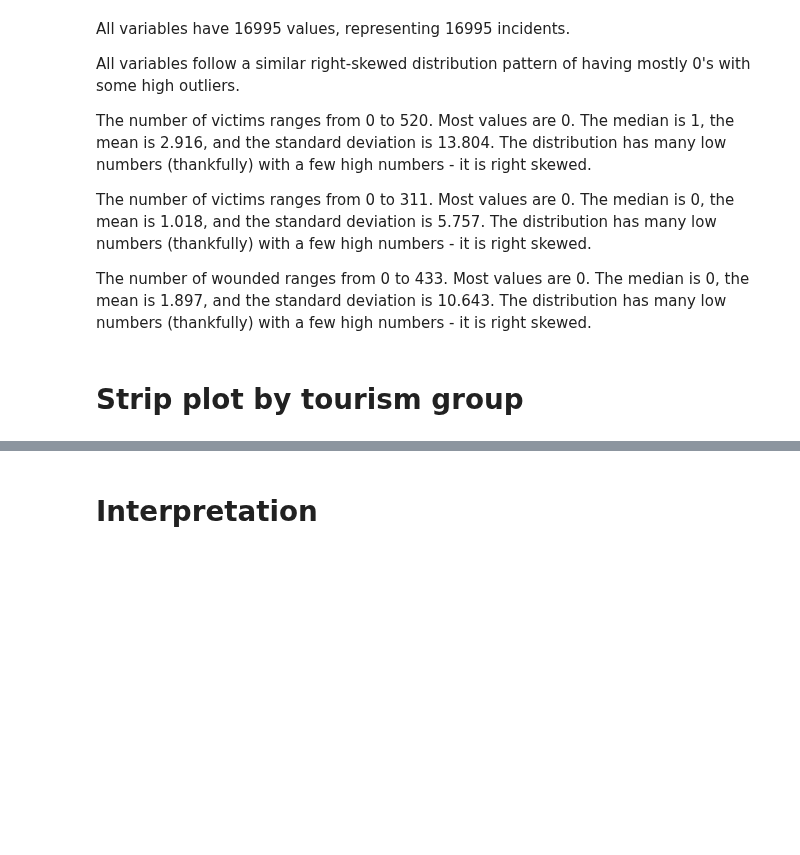
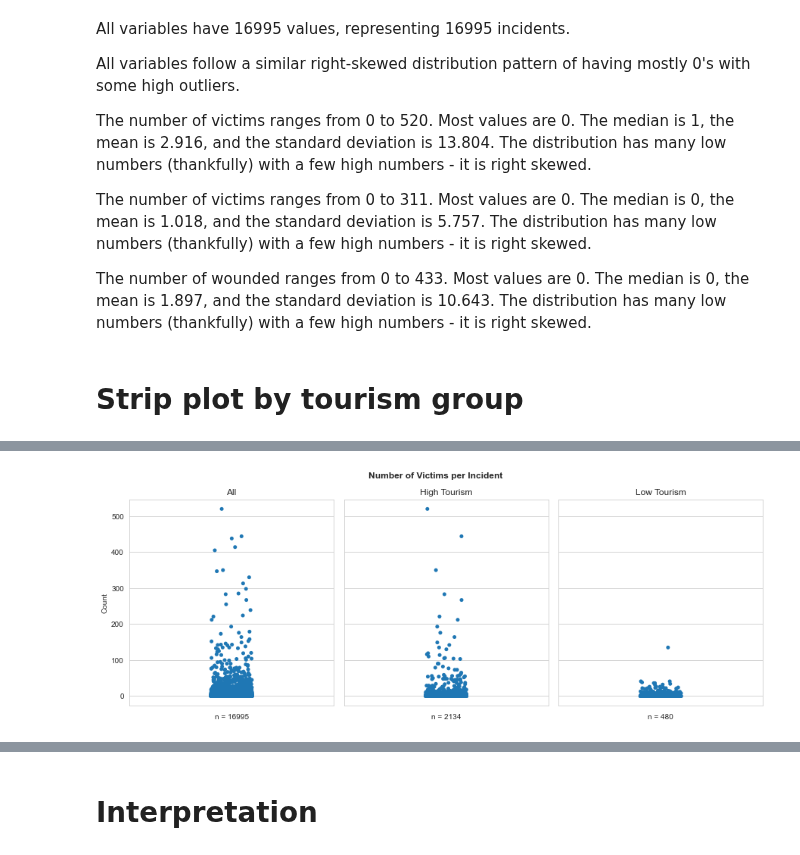
Before and after one commit to brooke-l-hawkins/milestone-i-project, a Jupyter notebook: code/visualize-distribution-casualties-per-incident.ipynb, the cells around one changed output, grey strips where cells are left out. Drawn from its saved outputs; the diff is of its cells as text; code cells hidden in the pictures; blank space fills up the shorter version.

```diff
--- a/code/visualize-distribution-casualties-per-incident.ipynb
+++ b/code/visualize-distribution-casualties-per-incident.ipynb
@@ -106,3 +109,7 @@ plot_strip_plot('nvictim')
+# %%
+plot_strip_plot('nvictim', add_box_plot=False, show_all_countries=True)
+# %% [output]
+[figure, added]
 # %%
 plot_strip_plot('nvictim', add_box_plot=True)
 # %% [output]
```
Also changed, not shown: parts of 3 cells of this notebook.
